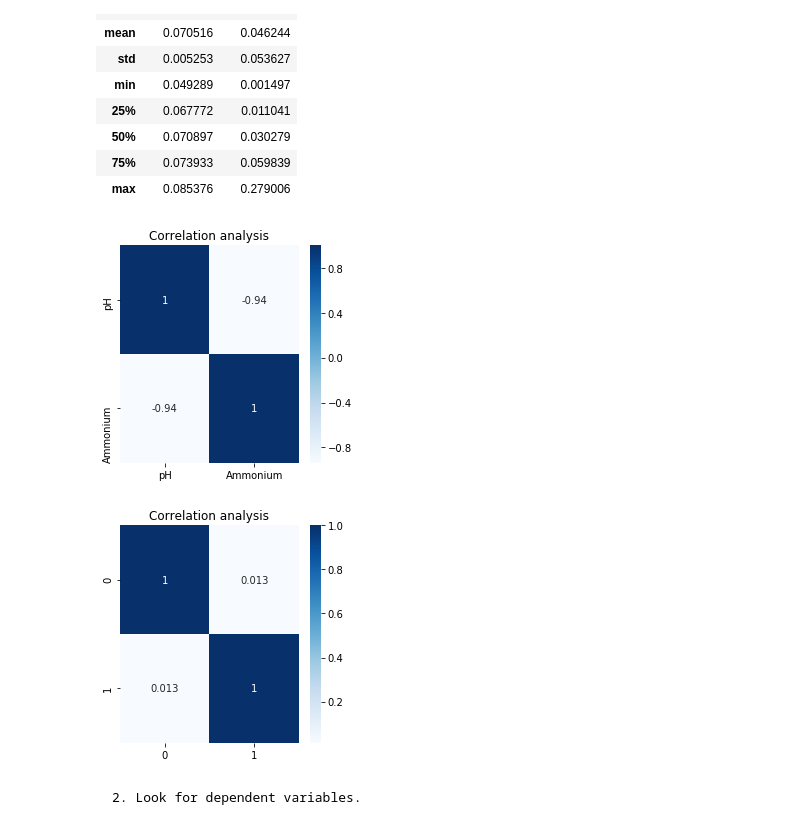
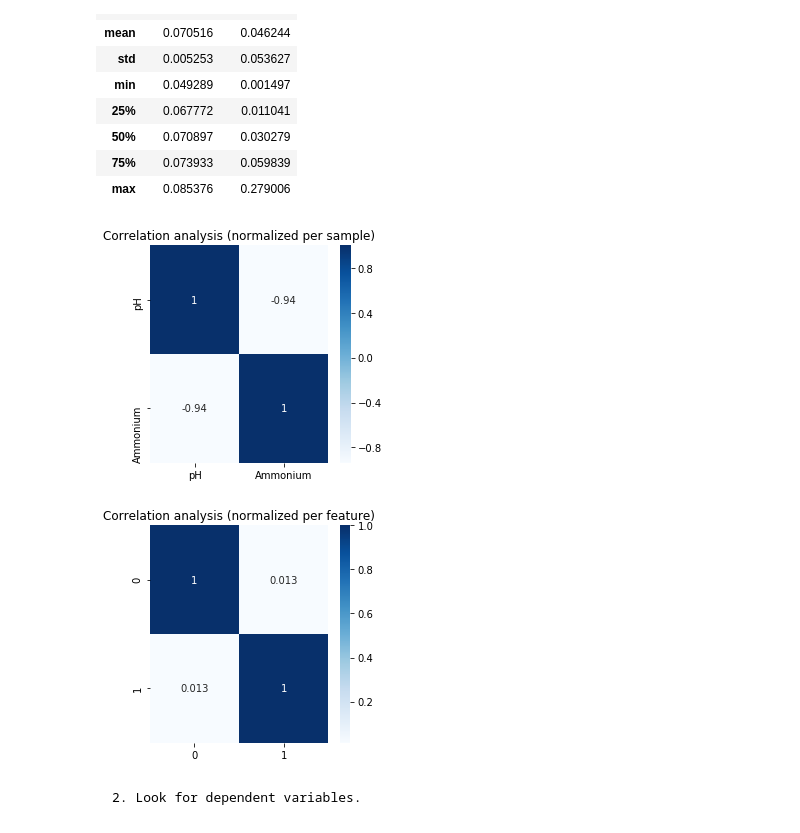
Before and after one commit to RenanNunes/Data_Science_Project_IST, a Jupyter notebook: Lab01.1_Resp.ipynb, the cells around one changed output. Cells and saved outputs as stored; diff of their text form; code cells hidden in the pictures.

Commit message:
Fix on a Lab01.1 answer and addition of scatter plot for Lab01

```diff
--- a/Lab01.1_Resp.ipynb
+++ b/Lab01.1_Resp.ipynb
@@ -75,12 +75,12 @@ new_data.describe()
 | 75% | 8.400000 | 199.850000 |
 | max | 9.700000 | 931.830000 |
 # %%
-# normalization per sample
+# normalization per sample (it just makes sense when the features have the same distribuition/scale, example: proteins in cells)
 transf_sample = Normalizer().fit(new_data)
-norm_data_sample = pd.DataFrame(transf.transform(new_data, copy=True), columns= new_data.columns)
+norm_data_sample = pd.DataFrame(transf_sample.transform(new_data, copy=True), columns= new_data.columns)
 norm_data_sample.describe(include='all')
 
-#normalization per feature
+#normalization per feature (most of the times we use this)
 transf = Normalizer().fit(new_data.T)
 norm_data = pd.DataFrame(transf.transform(new_data.T, copy=True), columns= new_data.T.columns)
 norm_data = norm_data.T
@@ -98,19 +98,19 @@ norm_data.describe(include='all')
 # %%
 fig = plt.figure(figsize=[4, 4])
 corr_mtx = norm_data_sample.corr()
 sns.heatmap(corr_mtx, xticklabels=corr_mtx.columns, yticklabels=corr_mtx.columns, annot=True, cmap='Blues')
-plt.title('Correlation analysis')
+plt.title('Correlation analysis (normalized per sample)')
 plt.show()
 # %% [output]
-[figure, old version]
+[figure, new version]
 # %%
 fig = plt.figure(figsize=[4, 4])
 corr_mtx = norm_data.corr()
 sns.heatmap(corr_mtx, xticklabels=corr_mtx.columns, yticklabels=corr_mtx.columns, annot=True, cmap='Blues')
-plt.title('Correlation analysis')
+plt.title('Correlation analysis (normalized per feature)')
 plt.show()
 # %% [output]
-[figure, old version]
+[figure, new version]
 # %% [markdown]
     2. Look for dependent variables.
 # %%
```
Also changed, not shown: parts of 2 cells of this notebook, 1 other file.
